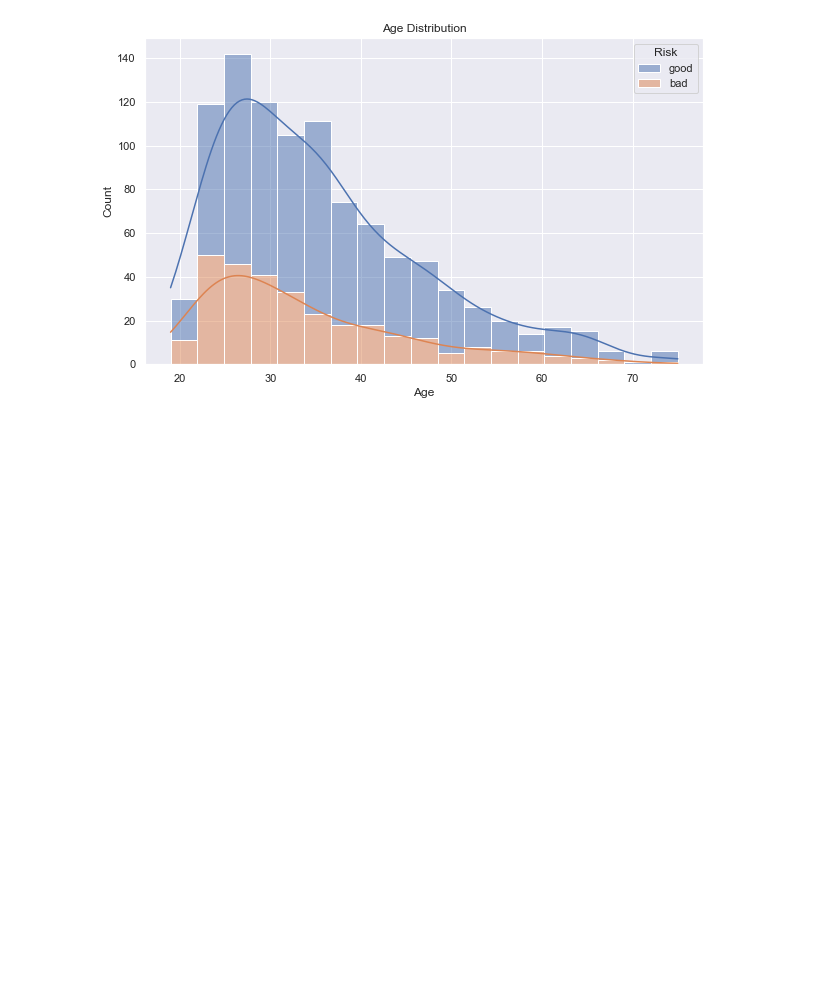
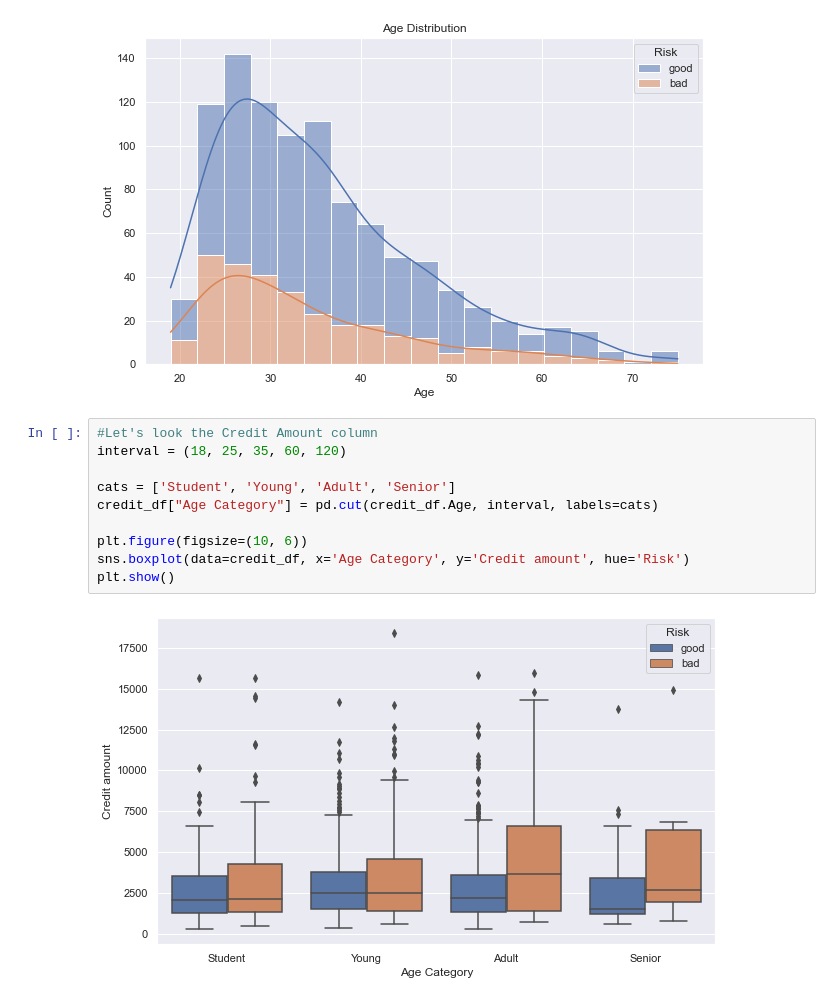
Before and after one commit to bigdatavietnam-org/german-credit-risk, a Jupyter notebook: german-credit-risk.ipynb, the cells around one changed output. Drawn from its saved outputs; the diff is of its cells as text; blank space fills up the shorter version.

```diff
--- a/german-credit-risk.ipynb
+++ b/german-credit-risk.ipynb
@@ -128,3 +130,15 @@ plt.title("Age Distribution")
 plt.show()
 # %% [output]
 [figure]
+# %%
+#Let's look the Credit Amount column
+interval = (18, 25, 35, 60, 120)
+
+cats = ['Student', 'Young', 'Adult', 'Senior']
+credit_df["Age Category"] = pd.cut(credit_df.Age, interval, labels=cats)
+
+plt.figure(figsize=(10, 6))
+sns.boxplot(data=credit_df, x='Age Category', y='Credit amount', hue='Risk')
+plt.show()
+# %% [output]
+[figure, added]
```
Also changed, not shown: parts of 5 cells of this notebook.
